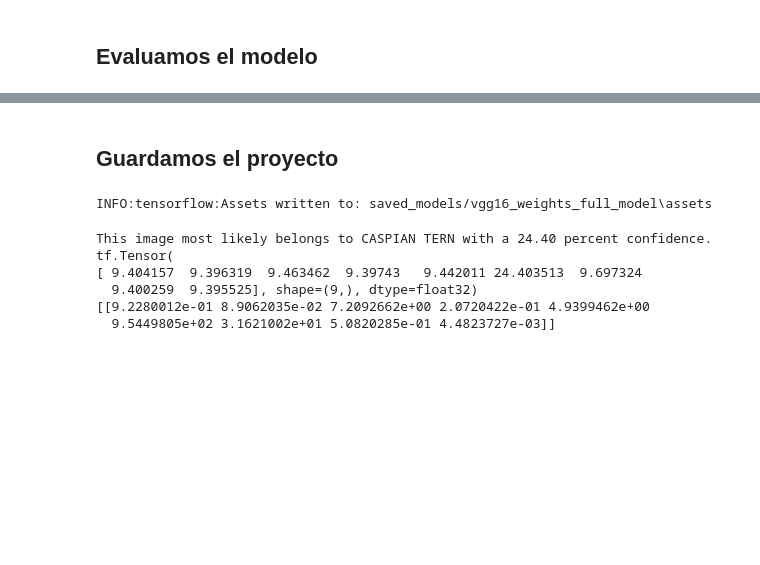
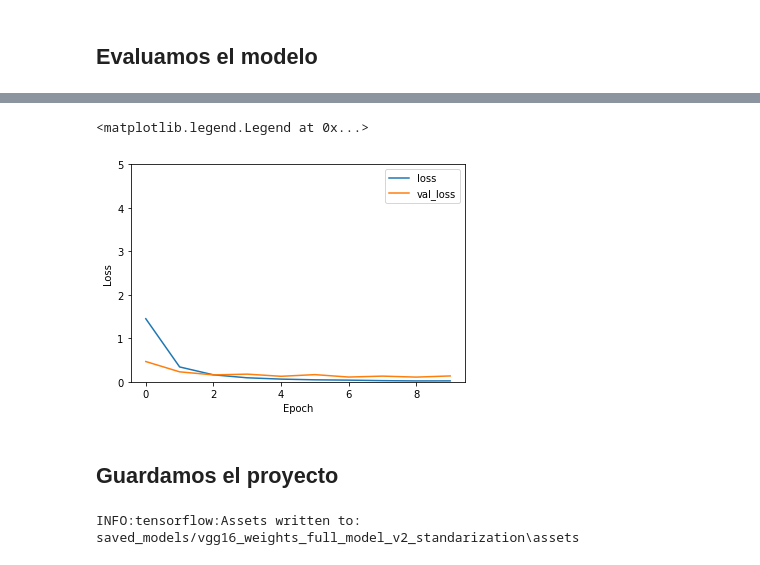
Before and after one commit to Aritz1019/Image-classification-IA, a Jupyter notebook: ia_dataset_2_vgg16.ipynb, the cells around one changed output, grey strips where cells are left out. Cells and saved outputs as stored; diff of their text form; code cells hidden in the pictures; blank space fills up the shorter version.

```diff
--- a/ia_dataset_2_vgg16.ipynb
+++ b/ia_dataset_2_vgg16.ipynb
@@ -193,29 +231,16 @@ vgg_model.evaluate(val_ds,use_multiprocessing=True,workers=10)
+# %%
+plt.plot(history.history['loss'], label='loss')
+plt.plot(history.history['val_loss'], label = 'val_loss')
+plt.xlabel('Epoch')
+plt.ylabel('Loss')
+plt.ylim([0, 5])
+plt.legend(loc='upper right')
+# %% [output]
+<matplotlib.legend.Legend at 0x...>
+[figure, added]
 # %% [markdown]
 ## Guardamos el proyecto
 # %%
-vgg_model.save('saved_models/vgg16_weights_full_model')
+vgg_model.save('saved_models/vgg16_weights_full_model_v2_standarization')
 # %% [output]
-INFO:tensorflow:Assets written to: saved_models/vgg16_weights_full_model\assets
+INFO:tensorflow:Assets written to: saved_models/vgg16_weights_full_model_v2_standarization\assets
-# %%
-img = tf.keras.utils.load_img(
-    'C:/Users/aritz/OneDrive/Escritorio/Caps_G2_2020_(1).jpg', target_size=(IMAGE_SIZE, IMAGE_SIZE)
-)
-img_array = tf.keras.utils.img_to_array(img)
-img_array = tf.expand_dims(img_array, 0) # Create a batch
-
-predictions = vgg_model.predict(img_array)
-score = tf.nn.softmax(predictions[0])
-
-print(
-    "This image most likely belongs to {} with a {:.2f} percent confidence."
-    .format(class_names[np.argmax(score)], 100 * np.max(score))
-)
-
-print(score*100)
-# %% [output]
-This image most likely belongs to CASPIAN TERN with a 24.40 percent confidence.
-tf.Tensor(
-[ 9.404157  9.396319  9.463462  9.39743   9.442011 24.403513  9.697324
-  9.400259  9.395525], shape=(9,), dtype=float32)
-[[9.2280012e-01 8.9062035e-02 7.2092662e+00 2.0720422e-01 4.9399462e+00
-  9.5449805e+02 3.1621002e+01 5.0820285e-01 4.4823727e-03]]
```
Also changed, not shown: parts of 11 cells of this notebook, 1 other file.
